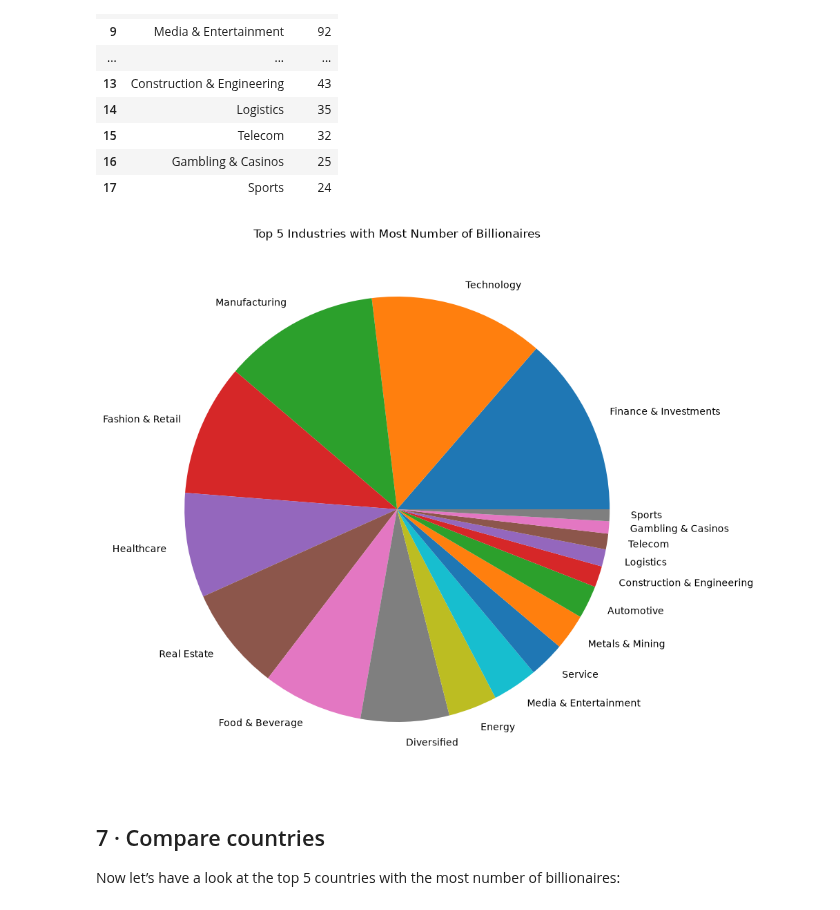
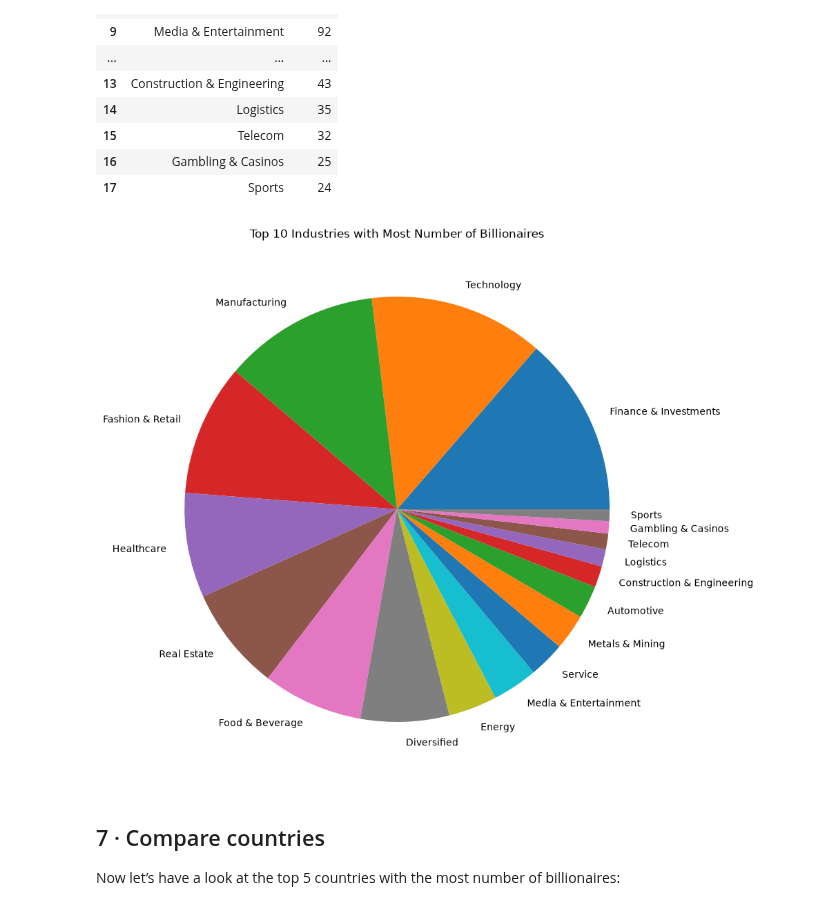
Before and after one commit to AMostafavii/MasterClass-FinTech-01, a Jupyter notebook: session_1/3.billionaires/billionaires_analysis.ipynb, the cells around one changed output. Drawn from its saved outputs; the diff is of its cells as text; code cells hidden in the pictures.

```diff
--- a/session_1/3.billionaires/billionaires_analysis.ipynb
+++ b/session_1/3.billionaires/billionaires_analysis.ipynb
@@ -162,10 +163,10 @@ df
 # %%
 plt.figure(figsize=(24, 10))
 plt.pie(df["count"], labels=df["Industry"])
-plt.title("Top 5 Industries with Most Number of Billionaires")
+plt.title("Top 10 Industries with Most Number of Billionaires")
 plt.show()
 # %% [output]
-[figure, old version]
+[figure, new version]
 # %% [markdown]
 ## 7 · Compare countries
 
```
Also changed, not shown: parts of 3 cells of this notebook.
